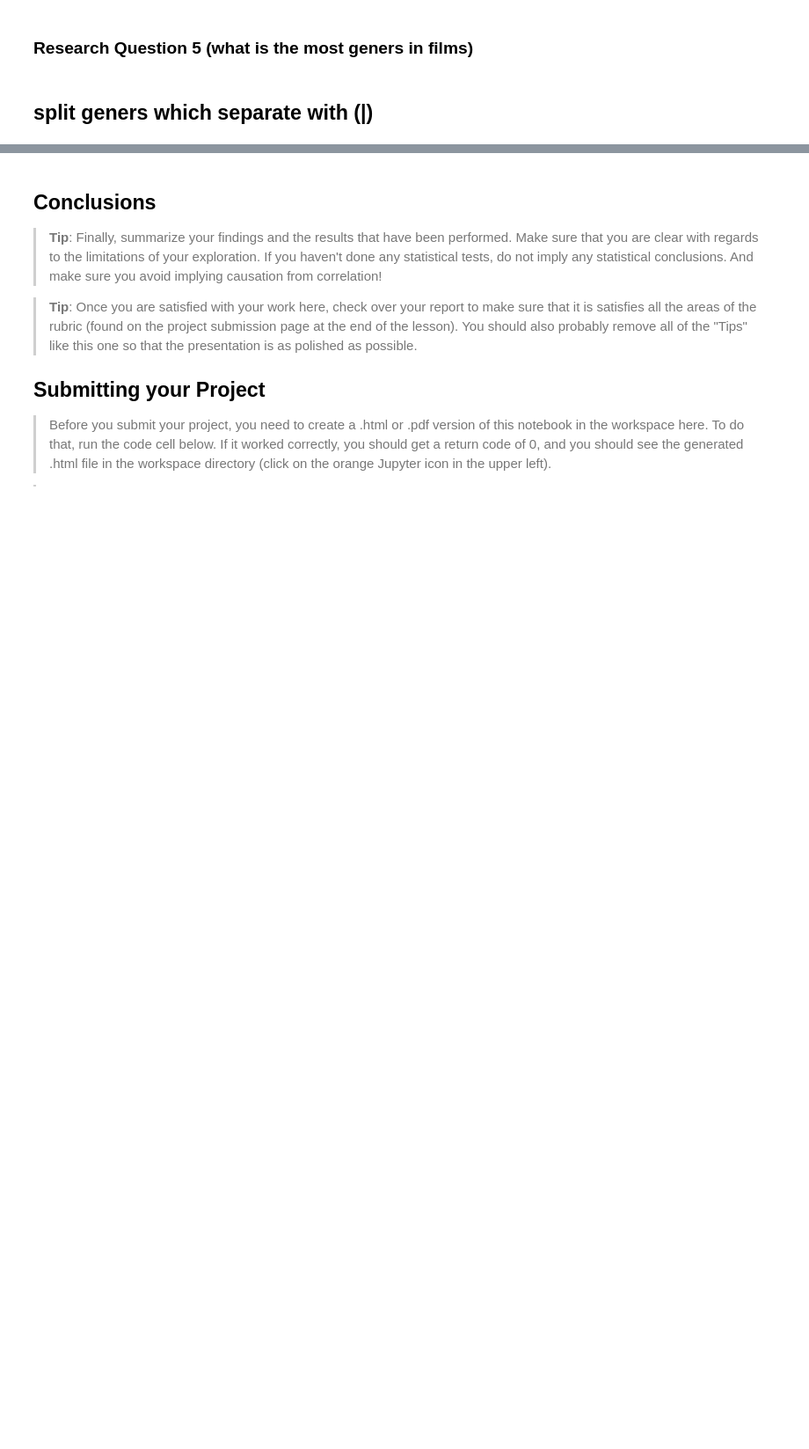
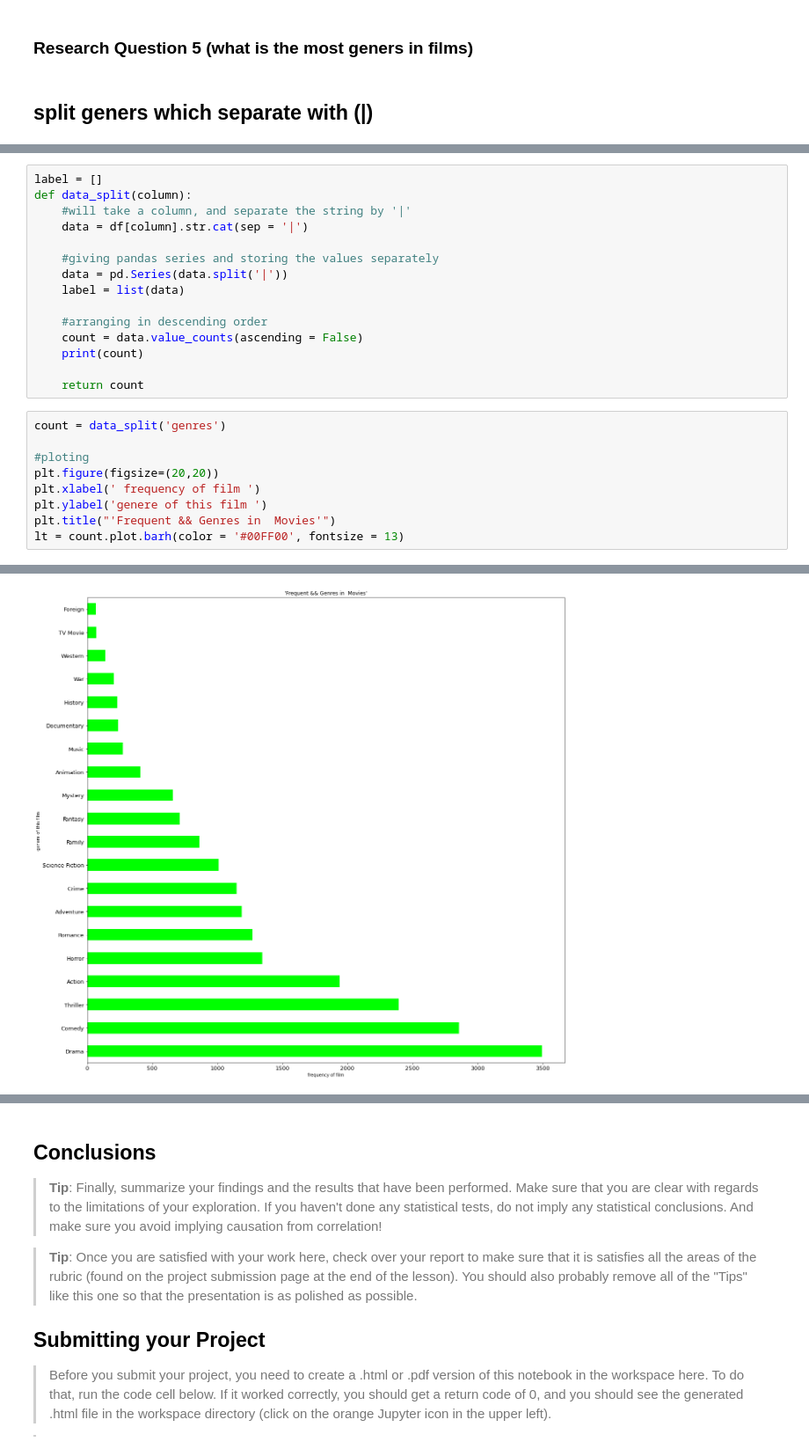
Before and after one commit to ahmed-hassan97/Investigate_TMDb_Movies, a Jupyter notebook: Investigate_a_Dataset.ipynb, the cells around one changed output, grey strips where cells are left out. Shown: that part at 88% size. Drawn from its saved outputs; the diff is of its cells as text; blank space fills up the shorter version.

```diff
--- a/Investigate_a_Dataset.ipynb
+++ b/Investigate_a_Dataset.ipynb
@@ -381,0 +379,25 @@ KeyError: ignored
+# %%
+label = []
+def data_split(column):
+    #will take a column, and separate the string by '|'
+    data = df[column].str.cat(sep = '|')
+
+    #giving pandas series and storing the values separately
+    data = pd.Series(data.split('|'))
+    label = list(data)
+
+    #arranging in descending order
+    count = data.value_counts(ascending = False)
+    print(count)
+
+    return count
+# %%
+count = data_split('genres')
+
+#ploting
+plt.figure(figsize=(20,20))
+plt.xlabel(' frequency of film ')
+plt.ylabel('genere of this film ')
+plt.title("'Frequent && Genres in  Movies'")
+lt = count.plot.barh(color = '#00FF00', fontsize = 13)
+# %% [output]
@@ -381,0 +421 @@ KeyError: ignored
+[figure, added]
```
Also changed, not shown: parts of 6 cells of this notebook.
